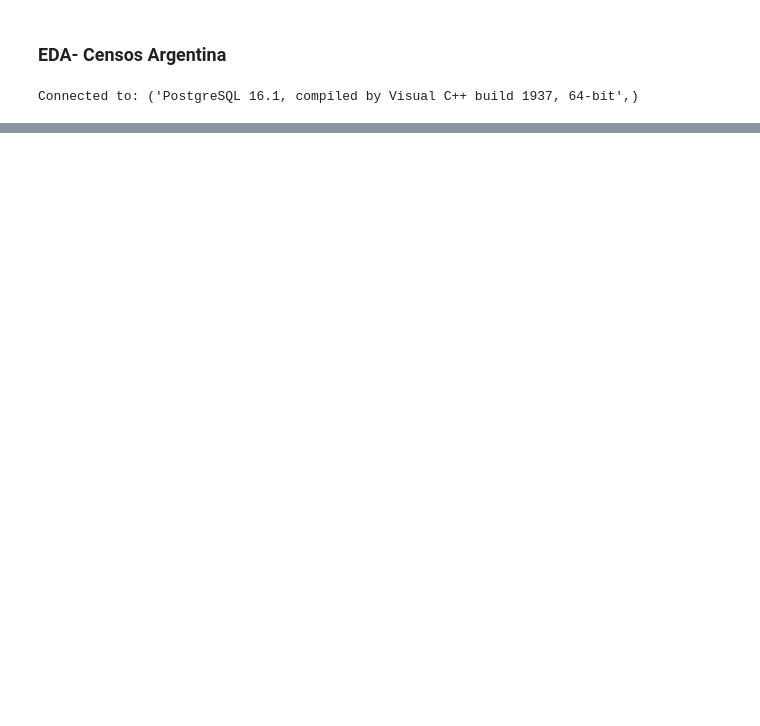
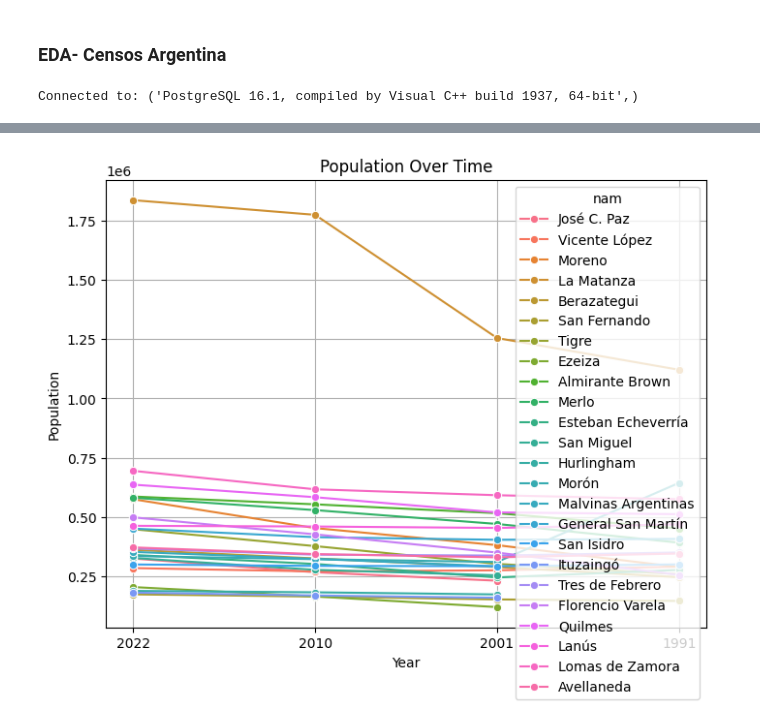
Before and after one commit to fmeseri/ITBA_TFI, a Jupyter notebook: code/python/notebooks/EDA_censos.ipynb, the cells around one changed output, grey strips where cells are left out. Drawn from its saved outputs; the diff is of its cells as text; code cells hidden in the pictures; blank space fills up the shorter version.

```diff
--- a/code/python/notebooks/EDA_censos.ipynb
+++ b/code/python/notebooks/EDA_censos.ipynb
@@ -68,0 +196,10 @@ NameError: name 'df' is not defined
+# %%
+plt.figure(figsize=(8, 6))
+sns.lineplot(data=df, x='anio', y='pob',hue='nam', marker='o')
+plt.title('Population Over Time')
+plt.xlabel('Year')
+plt.ylabel('Population')
+plt.grid(True)
+plt.show()
+# %% [output]
+[figure, added]
```
Also changed, not shown: parts of 23 cells of this notebook, 11 other files.
